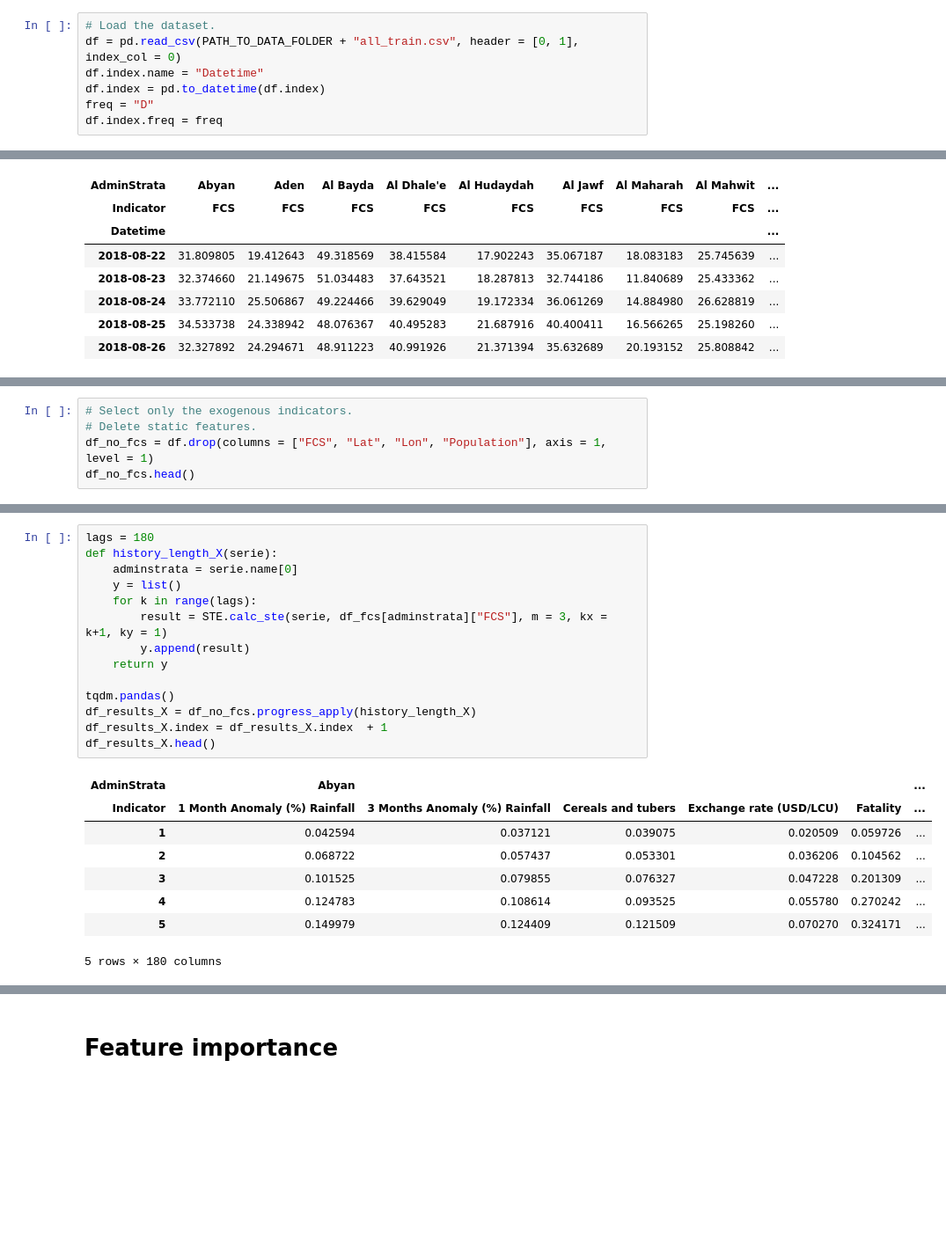
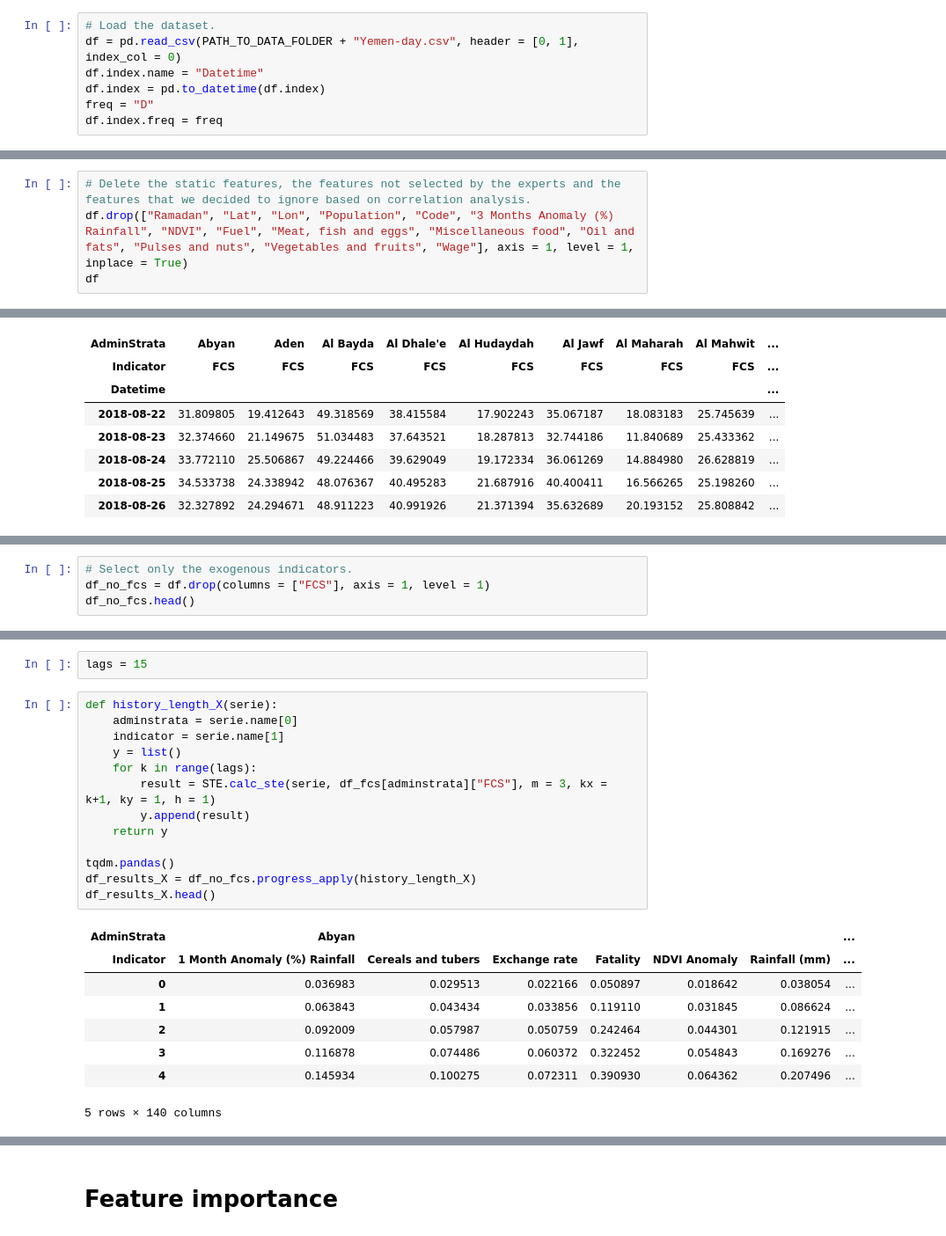
Before and after one commit to pietro-foini/ISI-WFP, a Jupyter notebook: project/Symbolic Transfer Entropy/Causality - Symbolic Transfer Entropy .ipynb, the cells around one changed output, grey strips where cells are left out. Shown at 88% size. Cells and saved outputs as stored; diff of their text form; blank space fills up the shorter version.

```diff
--- a/project/Symbolic Transfer Entropy/Causality - Symbolic Transfer Entropy .ipynb
+++ b/project/Symbolic Transfer Entropy/Causality - Symbolic Transfer Entropy .ipynb
@@ -11,6 +37,6 @@ PATH_TO_DATA_FOLDER = "../Dataset time-series/data/Yemen/"
 # %%
 # Load the dataset.
-df = pd.read_csv(PATH_TO_DATA_FOLDER + "all_train.csv", header = [0, 1], index_col = 0)
+df = pd.read_csv(PATH_TO_DATA_FOLDER + "Yemen-day.csv", header = [0, 1], index_col = 0)
 df.index.name = "Datetime"
 df.index = pd.to_datetime(df.index)
 freq = "D"
@@ -35,0 +44,4 @@ df
+# %%
+# Delete the static features, the features not selected by the experts and the features that we decided to ignore based on correlation analysis.
+df.drop(["Ramadan", "Lat", "Lon", "Population", "Code", "3 Months Anomaly (%) Rainfall", "NDVI", "Fuel", "Meat, fish and eggs", "Miscellaneous food", "Oil and fats", "Pulses and nuts", "Vegetables and fruits", "Wage"], axis = 1, level = 1, inplace = True)
+df
@@ -123,6 +142,5 @@ interactive(children=(ToggleButtons(description='Adminstrata:', options=('Abyan'
 # %%
 # Select only the exogenous indicators.
-# Delete static features.
-df_no_fcs = df.drop(columns = ["FCS", "Lat", "Lon", "Population"], axis = 1, level = 1)
+df_no_fcs = df.drop(columns = ["FCS"], axis = 1, level = 1)
 df_no_fcs.head()
 # %% [output]
@@ -138,23 +156,24 @@ df_no_fcs.head()
+# %%
+lags = 15
 # %%
-lags = 180
 def history_length_X(serie):
     adminstrata = serie.name[0]
+    indicator = serie.name[1]
     y = list()
     for k in range(lags):
-        result = STE.calc_ste(serie, df_fcs[adminstrata]["FCS"], m = 3, kx = k+1, ky = 1)
+        result = STE.calc_ste(serie, df_fcs[adminstrata]["FCS"], m = 3, kx = k+1, ky = 1, h = 1)
         y.append(result)
     return y
 
 tqdm.pandas()
 df_results_X = df_no_fcs.progress_apply(history_length_X)
-df_results_X.index = df_results_X.index  + 1
 df_results_X.head()
 # %% [output]
-| AdminStrata | Abyan |  |  |  |  | ... |
-| Indicator | 1 Month Anomaly (%) Rainfall | 3 Months Anomaly (%) Rainfall | Cereals and tubers | Exchange rate (USD/LCU) | Fatality | ... |
-| 1 | 0.042594 | 0.037121 | 0.039075 | 0.020509 | 0.059726 | ... |
-| 2 | 0.068722 | 0.057437 | 0.053301 | 0.036206 | 0.104562 | ... |
-| 3 | 0.101525 | 0.079855 | 0.076327 | 0.047228 | 0.201309 | ... |
-| 4 | 0.124783 | 0.108614 | 0.093525 | 0.055780 | 0.270242 | ... |
-| 5 | 0.149979 | 0.124409 | 0.121509 | 0.070270 | 0.324171 | ... |
+| AdminStrata | Abyan |  |  |  |  |  | ... |
+| Indicator | 1 Month Anomaly (%) Rainfall | Cereals and tubers | Exchange rate | Fatality | NDVI Anomaly | Rainfall (mm) | ... |
+| 0 | 0.036983 | 0.029513 | 0.022166 | 0.050897 | 0.018642 | 0.038054 | ... |
+| 1 | 0.063843 | 0.043434 | 0.033856 | 0.119110 | 0.031845 | 0.086624 | ... |
+| 2 | 0.092009 | 0.057987 | 0.050759 | 0.242464 | 0.044301 | 0.121915 | ... |
+| 3 | 0.116878 | 0.074486 | 0.060372 | 0.322452 | 0.054843 | 0.169276 | ... |
+| 4 | 0.145934 | 0.100275 | 0.072311 | 0.390930 | 0.064362 | 0.207496 | ... |
-5 rows × 180 columns
+5 rows × 140 columns
```
Also changed, not shown: parts of 35 cells of this notebook, 8 other files.
